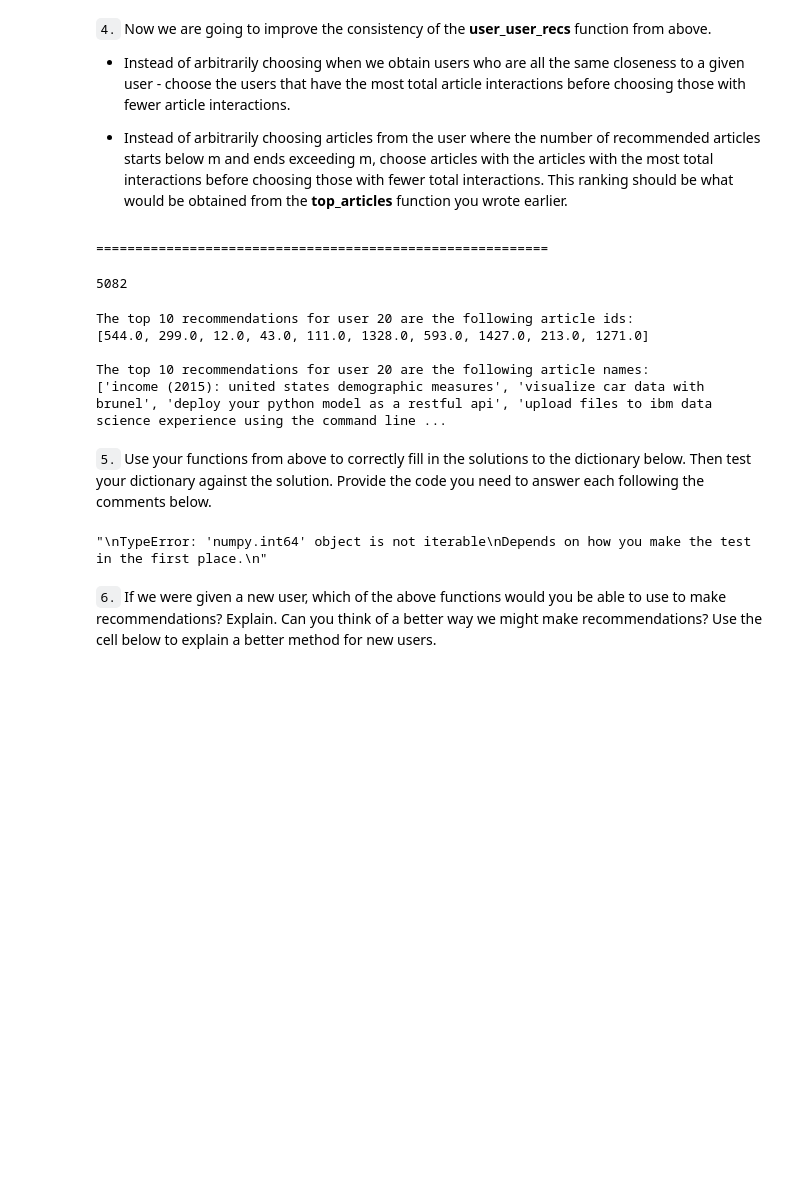
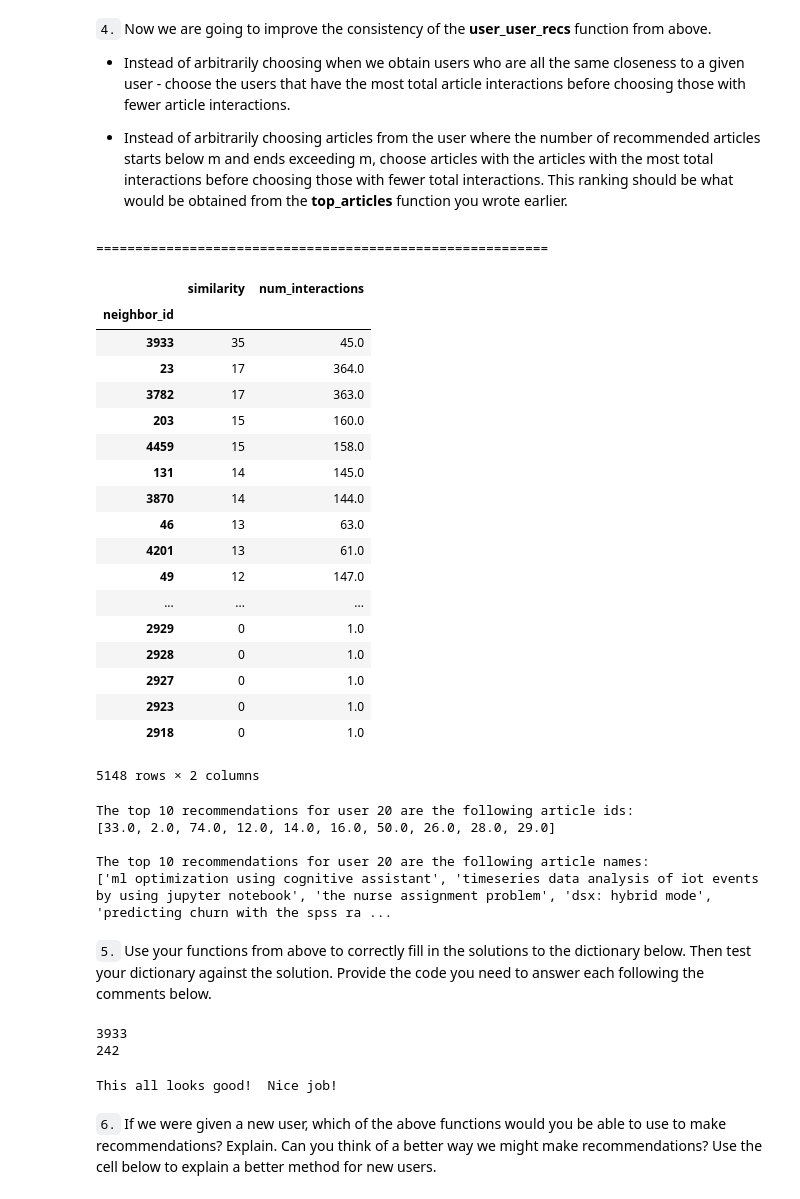
Before and after one commit to Halflernation/data-science, a Jupyter notebook: project_3/Recommendations_with_IBM.ipynb, the cells around one changed output. Drawn from its saved outputs; the diff is of its cells as text; code cells hidden in the pictures; blank space fills up the shorter version.

```diff
--- a/project_3/Recommendations_with_IBM.ipynb
+++ b/project_3/Recommendations_with_IBM.ipynb
@@ -355,15 +350,3 @@ You have passed our quick tests!  Please proceed!
 `2.` Complete the function below which should take a user_id and provide an ordered list of the most similar users to that user (from most similar to least similar).  The returned result should not contain the provided user_id, as we know that each user is similar to him/herself. Because the results for each user here are binary, it (perhaps) makes sense to compute similarity as the dot product of two users.
 
 Use the tests to test your function.
-# %%
-sim = pd.Series(0, index=user_item.index, name='2')
-sim[2] = np.dot(user_item.iloc[2], user_item.iloc[0])
-
-
-
-for i in range(user_item.shape[0]):
-    sim[i] = np.dot(user_item.iloc[2], user_item.iloc[i])
-
-sim.drop(index=2, inplace=True)
-result = sim.astype(int).sort_values(ascending=False)
-print(result)
@@ -388,5 +353,5 @@ Name: 2, Length: 5149, dtype: int64
 # %%
-def find_similar_users(user_id, user_item=user_item, index=True):
+def find_similar_users(user_id, user_item=user_item):
     '''
     INPUT:
     user_id - (int) a user_id
@@ -406,15 +371,15 @@ def find_similar_users(user_id, user_item=user_item, index=True):
 
     # compute similarity of each user to the provided user
     for i in range(user_item.shape[0]):
-        sim[i] = np.dot(user_item.iloc[user_id], user_item.iloc[i])
+        sim[i] = np.dot(user_item.iloc[user_id-1], user_item.iloc[i])
 
-    sim.drop(index=user_id, inplace=True)
+    sim.drop(index=user_id-1, inplace=True)
     sim.astype(int)
 
+    # sort by similarity
     most_similar_users = sim.sort_values(ascending=False)
-    # sort by similarity
-    if index:
-        most_similar_users = most_similar_users.index
+
+    most_similar_users.index = most_similar_users.index + 1
 
     # remove the own user's id
     # already done before: sim.drop(index=user_id, inplace=True)
@@ -607,11 +586,12 @@ def get_top_sorted_users(user_id, df=df, user_item=user_item):
 
     '''
     neighbors_df = pd.DataFrame()
-    similar_users = find_similar_users(user_id, user_item, False)
-    num_interactions = df.groupby('user_id')['article_id'].count().sort_values(ascending=False)
+    similar_users = find_similar_users(user_id)
+    num_interactions = df.groupby('user_id')['article_id'].count() # .sort_values(ascending=False)
 
-    neighbors_df.insert(loc=0, column='similarity', value=similar_users)
-    neighbors_df.insert(loc=0, column='num_interactions', value=num_interactions)
+    neighbors_df['similarity'] = similar_users
+    neighbors_df['num_interactions'] = num_interactions
+
     neighbors_df.index.rename('neighbor_id', inplace=True)
     neighbors_df.dropna(how='any', inplace=True)
     neighbors_df.sort_values(['similarity', 'num_interactions'], ascending=False, inplace=True)
@@ -672,13 +652,31 @@ def user_user_recs_part2(user_id, m=10):
 # %%
 print("==========================================================")
 # user_user_recs_part2(20, 10)
-get_top_sorted_users(1).index[9]
+get_top_sorted_users(1)
 # %% [output]
 ==========================================================
+|  | similarity | num_interactions |
+| neighbor_id |  |  |
+| 3933 | 35 | 45.0 |
+| 23 | 17 | 364.0 |
+| 3782 | 17 | 363.0 |
+| 203 | 15 | 160.0 |
+| 4459 | 15 | 158.0 |
+| 131 | 14 | 145.0 |
+| 3870 | 14 | 144.0 |
+| 46 | 13 | 63.0 |
+| 4201 | 13 | 61.0 |
+| 49 | 12 | 147.0 |
+| ... | ... | ... |
+| 2929 | 0 | 1.0 |
+| 2928 | 0 | 1.0 |
+| 2927 | 0 | 1.0 |
+| 2923 | 0 | 1.0 |
+| 2918 | 0 | 1.0 |
-5082
+5148 rows × 2 columns
 # %%
 # Quick spot check - don't change this code - just use it to test your functions
-rec_ids, rec_names = user_user_recs_part2(20, 10)
+rec_ids, rec_names = user_user_recs_part2(1, 10)
 print("The top 10 recommendations for user 20 are the following article ids:")
 print(rec_ids)
 print()
@@ -686,17 +684,22 @@ print("The top 10 recommendations for user 20 are the following article names:")
 print(rec_names)
 # %% [output]
 The top 10 recommendations for user 20 are the following article ids:
-[544.0, 299.0, 12.0, 43.0, 111.0, 1328.0, 593.0, 1427.0, 213.0, 1271.0]
+[33.0, 2.0, 74.0, 12.0, 14.0, 16.0, 50.0, 26.0, 28.0, 29.0]
 
 The top 10 recommendations for user 20 are the following article names:
-['income (2015): united states demographic measures', 'visualize car data with brunel', 'deploy your python model as a restful api', 'upload files to ibm data science experience using the command line ...
+['ml optimization using cognitive assistant', 'timeseries data analysis of iot events by using jupyter notebook', 'the nurse assignment problem', 'dsx: hybrid mode', 'predicting churn with the spss ra ...
 # %% [markdown]
 `5.` Use your functions from above to correctly fill in the solutions to the dictionary below.  Then test your dictionary against the solution.  Provide the code you need to answer each following the comments below.
 # %%
 ### Tests with a dictionary of results
 
 user1_most_sim = get_top_sorted_users(1).index[0] # Find the user that is most similar to user 1
+print(get_top_sorted_users(1).index[0])
 user131_10th_sim = get_top_sorted_users(131).index[9] # Find the 10th most similar user to user 131
+print(user131_10th_sim)
+# %% [output]
+3933
+242
 # %%
 ## Dictionary Test Here
 sol_5_dict = {
@@ -704,13 +707,9 @@ sol_5_dict = {
     'The user that is the 10th most similar to user 131': user131_10th_sim,
 }
 
-# t.sol_5_test(sol_5_dict)
-'''
-TypeError: 'numpy.int64' object is not iterable
-Depends on how you make the test in the first place.
-'''
+t.sol_5_test(sol_5_dict)
 # %% [output]
-"\nTypeError: 'numpy.int64' object is not iterable\nDepends on how you make the test in the first place.\n"
+This all looks good!  Nice job!
 # %% [markdown]
 `6.` If we were given a new user, which of the above functions would you be able to use to make recommendations?  Explain.  Can you think of a better way we might make recommendations?  Use the cell below to explain a better method for new users.
 # %% [markdown]
```
Also changed, not shown: parts of 23 cells of this notebook, 1 other file.
